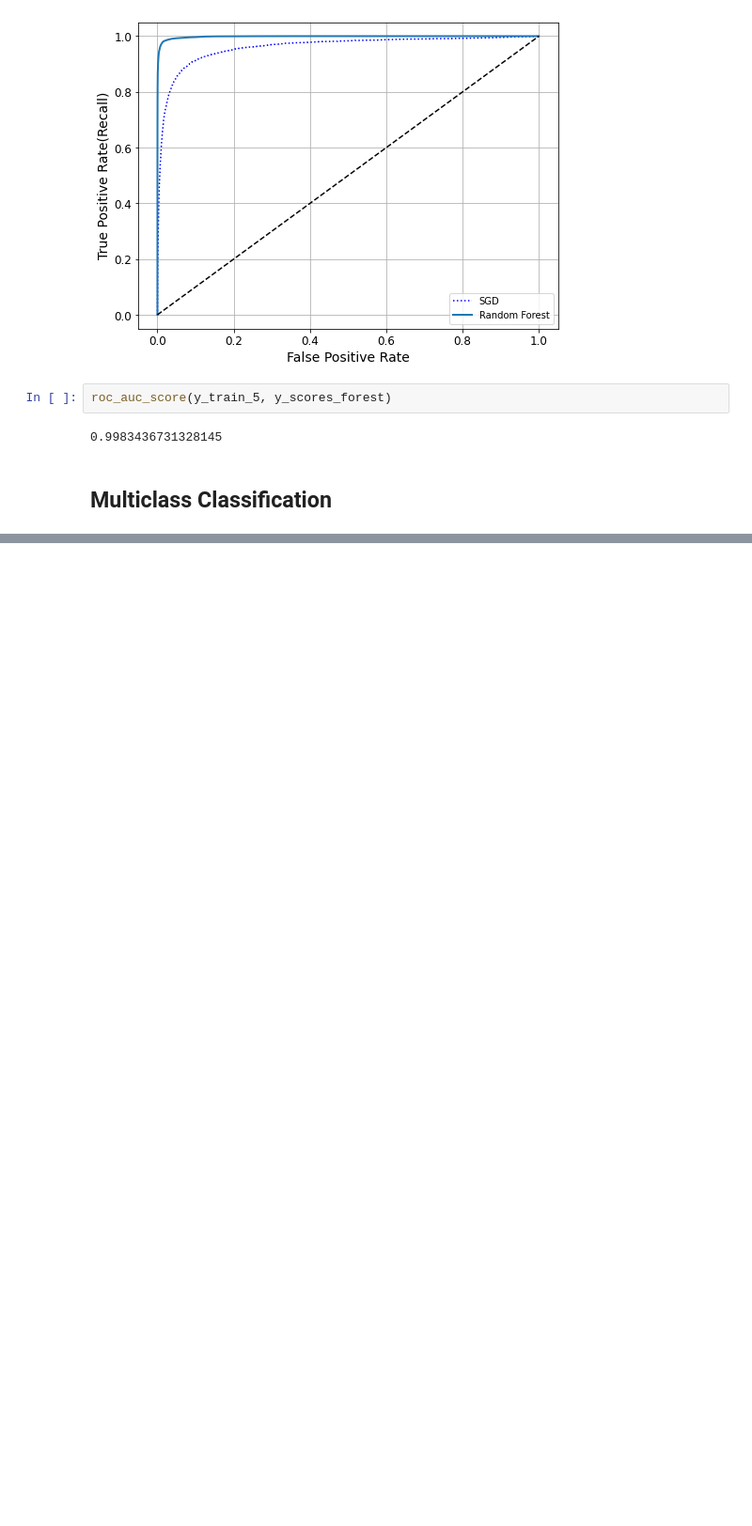
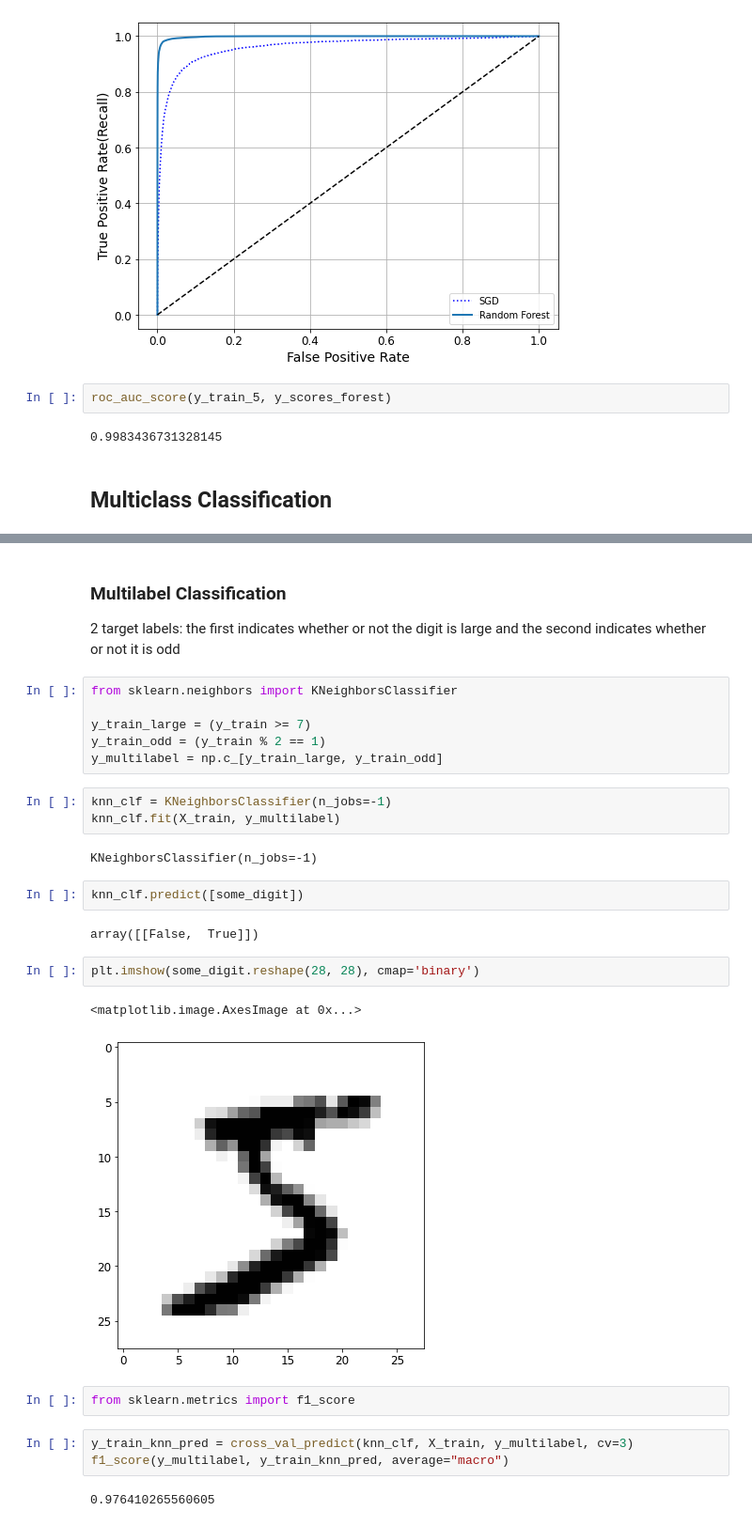
Before and after one commit to julia-rolemberg/classification-MNIST, a Jupyter notebook: number-classification.ipynb, the cells around one changed output, grey strips where cells are left out. Shown: that part at 94% size. Saved outputs shown, nothing was run; the diff lists cells and outputs as text; blank space fills up the shorter version.

```diff
--- a/number-classification.ipynb
+++ b/number-classification.ipynb
@@ -275,0 +416,30 @@ roc_auc_score(y_train_5, y_scores_forest)
+# %% [markdown]
+### Multilabel Classification
+2 target labels: the first indicates whether or not the digit is large and the second indicates whether or not it is odd
+# %%
+from sklearn.neighbors import KNeighborsClassifier
+
+y_train_large = (y_train >= 7)
+y_train_odd = (y_train % 2 == 1)
+y_multilabel = np.c_[y_train_large, y_train_odd]
+# %%
+knn_clf = KNeighborsClassifier(n_jobs=-1)
+knn_clf.fit(X_train, y_multilabel)
+# %% [output]
+KNeighborsClassifier(n_jobs=-1)
+# %%
+knn_clf.predict([some_digit])
+# %% [output]
+array([[False,  True]])
+# %%
+plt.imshow(some_digit.reshape(28, 28), cmap='binary')
+# %% [output]
+<matplotlib.image.AxesImage at 0x...>
+[figure, added]
+# %%
+from sklearn.metrics import f1_score
+# %%
+y_train_knn_pred = cross_val_predict(knn_clf, X_train, y_multilabel, cv=3)
+f1_score(y_multilabel, y_train_knn_pred, average="macro")
+# %% [output]
+0.976410265560605
```
Also changed, not shown: parts of 34 cells of this notebook.
